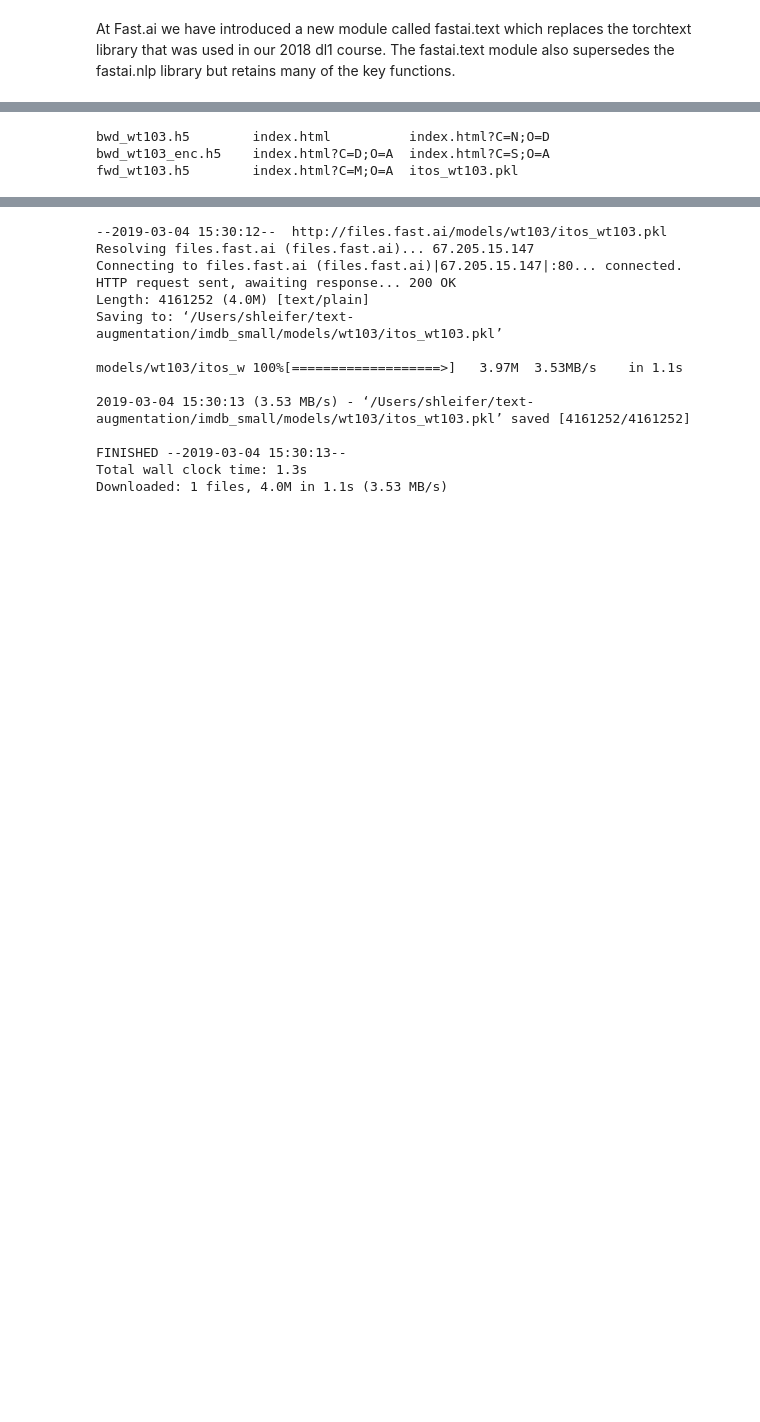
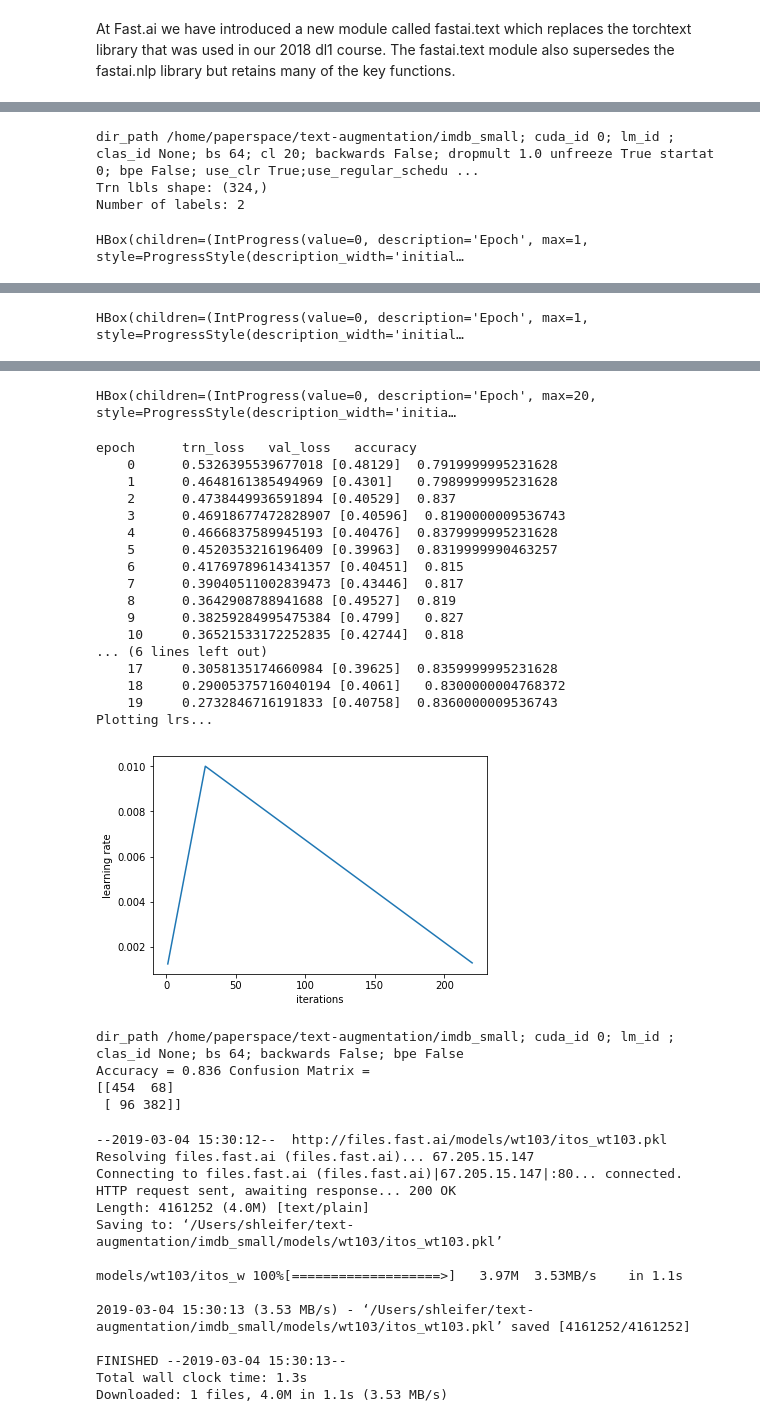
Before and after one commit to sshleifer/fastai, a Jupyter notebook: courses/dl2/imdb-prepro.ipynb, the cells around one changed output, grey strips where cells are left out. Drawn from its saved outputs; the diff is of its cells as text; code cells hidden in the pictures; blank space fills up the shorter version.

```diff
--- a/courses/dl2/imdb-prepro.ipynb
+++ b/courses/dl2/imdb-prepro.ipynb
@@ -15,5 +15,5 @@ import html
 # %%
 from imdb_scripts.create_toks import make_csv_from_dir, copy_subset_of_files, create_toks
 # %%
-small_data_dir = Path('/Users/shleifer/text-augmentation/imdb_small')
+small_data_dir = Path('/home/paperspace/text-augmentation/imdb_small')
 # %%
@@ -72,0 +68,2 @@ True
+# %%
+WT103_PATH = Path('/home/paperspace/fastai-fork/courses/dl2/wt103/')
@@ -73,5 +72,5 @@ True
 # %%
 train_lm?
 # %%
-train_lm(small_data_dir, WT103_PATH, early_stopping=False)
+train_lm(small_data_dir, WT103_PATH, early_stopping=True, cl=10)
 # %% [output]
@@ -106,6 +98,0 @@ ipdb> exit
-# %%
-ls /Users/shleifer/wt103/
-# %% [output]
-bwd_wt103.h5        index.html          index.html?C=N;O=D
-bwd_wt103_enc.h5    index.html?C=D;O=A  index.html?C=S;O=A
-fwd_wt103.h5        index.html?C=M;O=A  itos_wt103.pkl
@@ -113,0 +101,7 @@ fwd_wt103.h5        index.html?C=M;O=A  itos_wt103.pkl
+# %%
+learn = train_clas(small_data_dir, 0, bs=64, cl=20)
+# %% [output]
+dir_path /home/paperspace/text-augmentation/imdb_small; cuda_id 0; lm_id ; clas_id None; bs 64; cl 20; backwards False; dropmult 1.0 unfreeze True startat 0; bpe False; use_clr True;use_regular_schedu ...
+Trn lbls shape: (324,)
+Number of labels: 2
+HBox(children=(IntProgress(value=0, description='Epoch', max=1, style=ProgressStyle(description_width='initial…
@@ -113,0 +110 @@ fwd_wt103.h5        index.html?C=M;O=A  itos_wt103.pkl
+HBox(children=(IntProgress(value=0, description='Epoch', max=1, style=ProgressStyle(description_width='initial…
@@ -113,0 +113,19 @@ fwd_wt103.h5        index.html?C=M;O=A  itos_wt103.pkl
+HBox(children=(IntProgress(value=0, description='Epoch', max=20, style=ProgressStyle(description_width='initia…
+epoch      trn_loss   val_loss   accuracy
+    0      0.5326395539677018 [0.48129]  0.7919999995231628
+    1      0.4648161385494969 [0.4301]   0.7989999995231628
+    2      0.4738449936591894 [0.40529]  0.837
+    3      0.46918677472828907 [0.40596]  0.8190000009536743
+    4      0.4666837589945193 [0.40476]  0.8379999995231628
+    5      0.4520353216196409 [0.39963]  0.8319999990463257
+    6      0.41769789614341357 [0.40451]  0.815
+    7      0.39040511002839473 [0.43446]  0.817
+    8      0.3642908788941688 [0.49527]  0.819
+    9      0.38259284995475384 [0.4799]   0.827
+    10     0.36521533172252835 [0.42744]  0.818
+... (6 lines left out)
+    17     0.3058135174660984 [0.39625]  0.8359999995231628
+    18     0.29005375716040194 [0.4061]   0.8300000004768372
+    19     0.2732846716191833 [0.40758]  0.8360000009536743
+Plotting lrs...
+[figure, added]
@@ -114,3 +134,10 @@ fwd_wt103.h5        index.html?C=M;O=A  itos_wt103.pkl
+# %%
+eval_clas(small_data_dir, 0)
+# %% [output]
+dir_path /home/paperspace/text-augmentation/imdb_small; cuda_id 0; lm_id ; clas_id None; bs 64; backwards False; bpe False
+Accuracy = 0.836 Confusion Matrix =
+[[454  68]
+ [ 96 382]]
 # %%
 #!wget -nH -r -np -P {small_data_dir} http://files.fast.ai/models/wt103/itos_wt103.pkl
 # %% [output]
```
Also changed, not shown: parts of 22 cells of this notebook, 2 other files.
